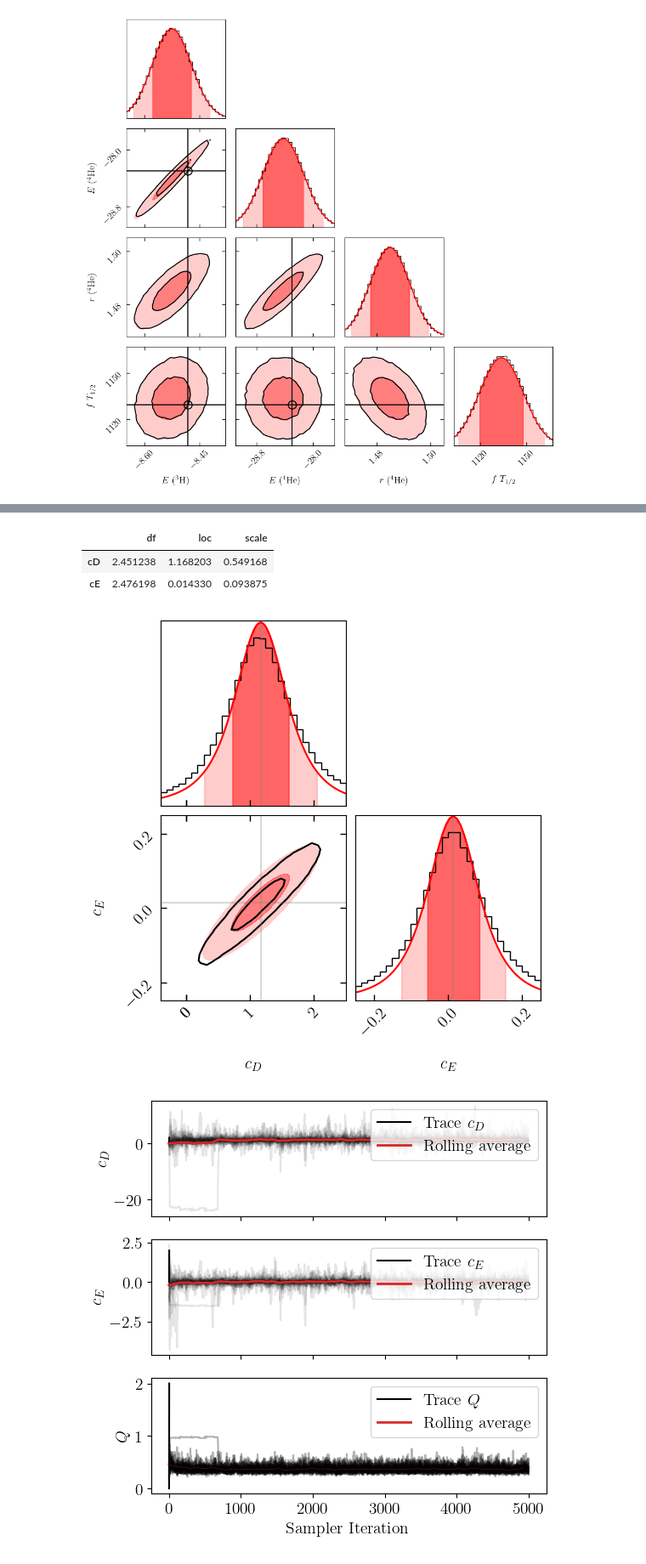
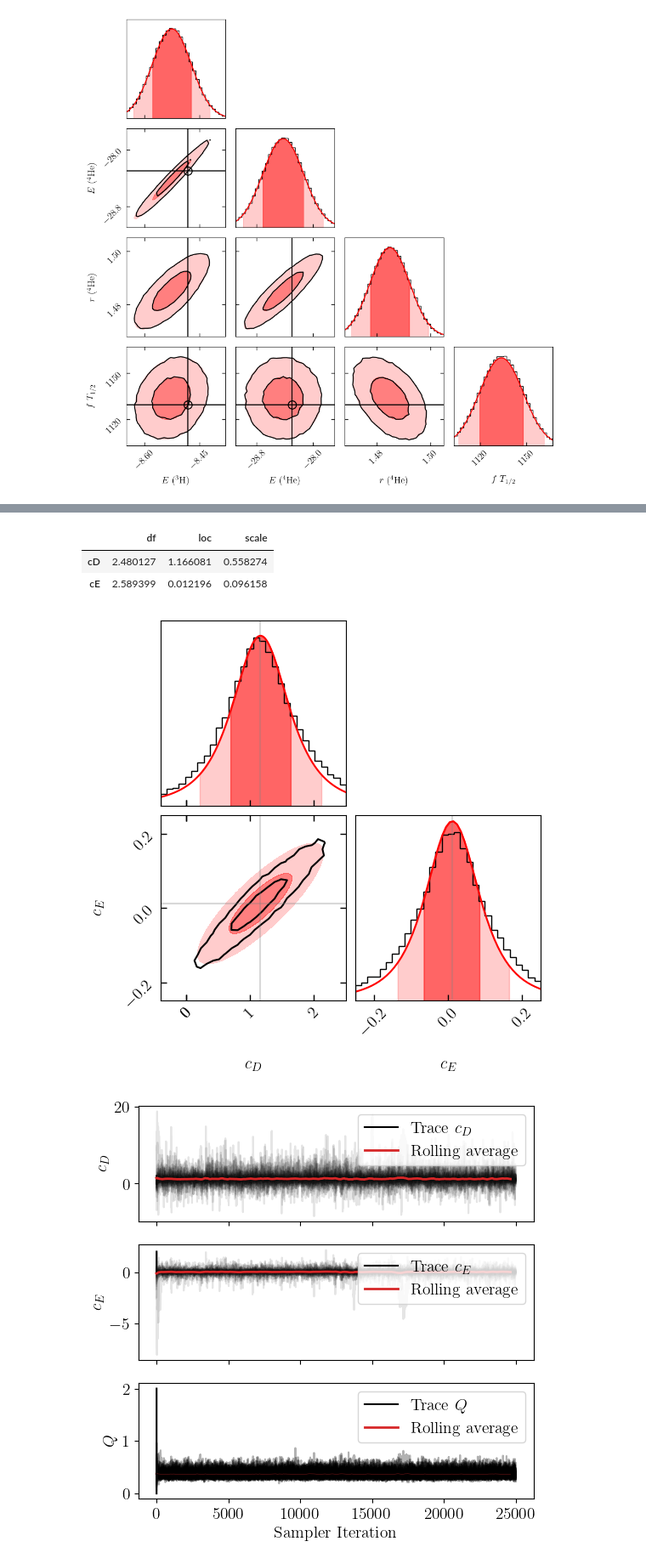
Before and after one commit to stommen/tif285-projects, a Jupyter notebook: project_1/project1_JHOS.ipynb, the cells around one changed output, grey strips where cells are left out. Shown at 85% size. Drawn from its saved outputs; the diff is of its cells as text; code cells hidden in the pictures.

```diff
--- a/project_1/project1_JHOS.ipynb
+++ b/project_1/project1_JHOS.ipynb
@@ -887,7 +887,7 @@ nwalkers, ndim = pos.T.shape
 
 # ------------------------- Run the MCMC sampler ---------------------------- #
 sampler_3d = emcee.EnsembleSampler(nwalkers, ndim, log_prob_fn=log_posterior_error)
-run_3d = sampler_3d.run_mcmc(pos.T, 32000, progress=True)
+run_3d = sampler_3d.run_mcmc(pos.T, 70000, progress=True)
 # %%
 # ---------------------- Analysis of the MCMC samples ----------------------- #
 
@@ -984,7 +984,7 @@ def plot_fit(ax, df_fit, loc_fit, scale_fit, cred_region):
     fill(cred_region[0], 0.5)
 
 # Retrieve the samples from the MCMC chain
-flat_samples_3d = sampler_3d.get_chain(discard=2000, thin=1, flat=True)
+flat_samples_3d = sampler_3d.get_chain(discard=20000, thin=1, flat=True)
 print(flat_samples_3d.shape)
 print('Number of samples: ', flat_samples_3d.shape[0])
 # Reshape the flattened samples to a 2D array
@@ -1019,7 +1019,7 @@ for i, ax in enumerate(fig_onlyC.get_axes()):
         cred_region = [cred_1sigma[1], cred_2sigma[1]]
         plot_fit(ax, df_fit, loc_fit[1], np.sqrt(np.diag(scale_fit))[1], cred_region)
 
-trace_plotter(sampler_3d, iterations=5000, ndim=3)
+trace_plotter(sampler_3d, iterations=70000, ndim=3)
 t_test(samples_3d)
 
 plt.show()
@@ -1033,9 +1033,9 @@ Fitted parameters for the error model:
 t-distribution fit parameters:
 |  | df | loc | scale |
-| cD | 2.451238 | 1.168203 | 0.549168 |
-| cE | 2.476198 | 0.014330 | 0.093875 |
+| cD | 2.480127 | 1.166081 | 0.558274 |
+| cE | 2.589399 | 0.012196 | 0.096158 |
-[figure, old version]
+[figure, new version]
-[figure, old version]
+[figure, new version]
 # %%
 # Retrieve the samples from the MCMC chain
 cD_t = samples_3d[:,0]
```
Also changed, not shown: parts of 3 cells of this notebook.
